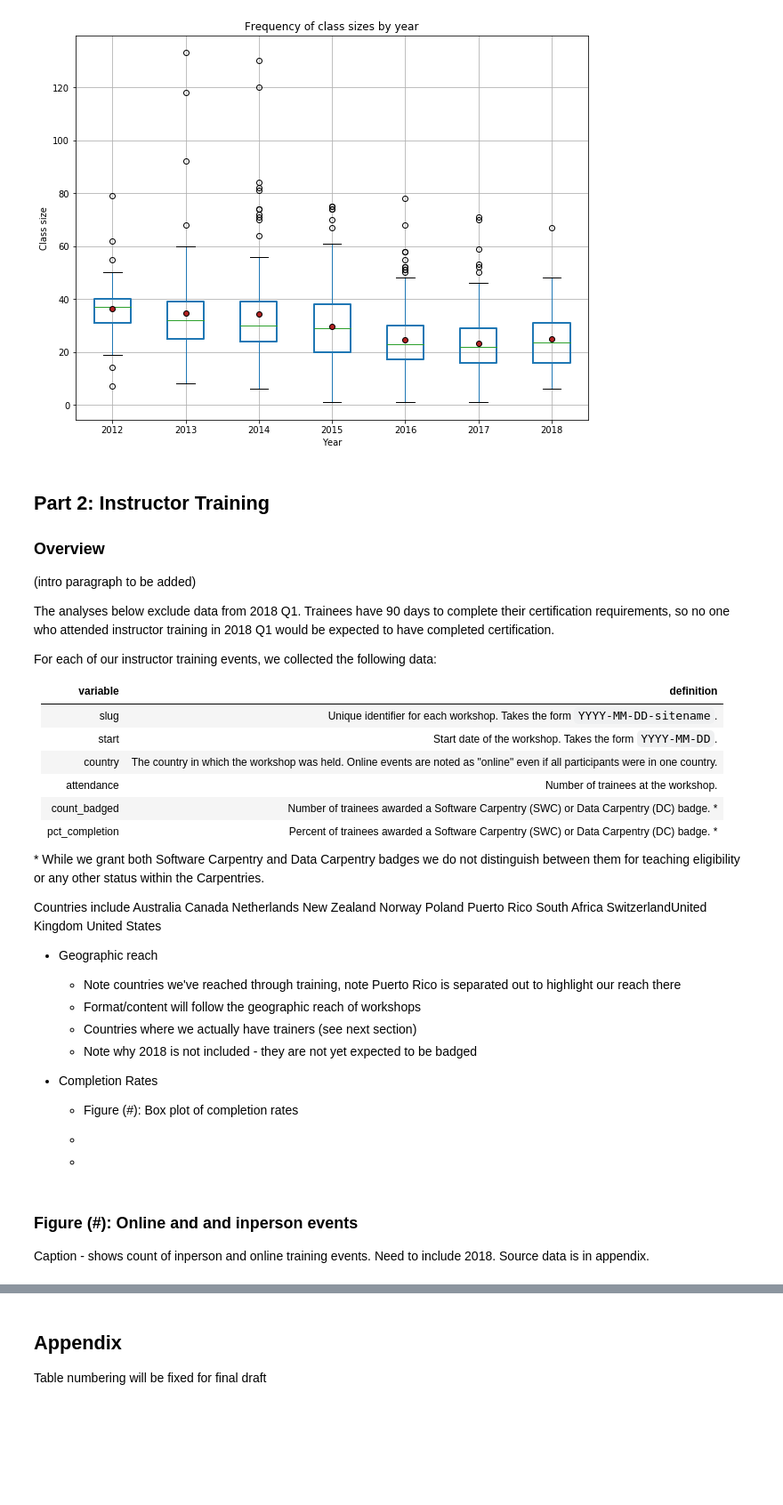
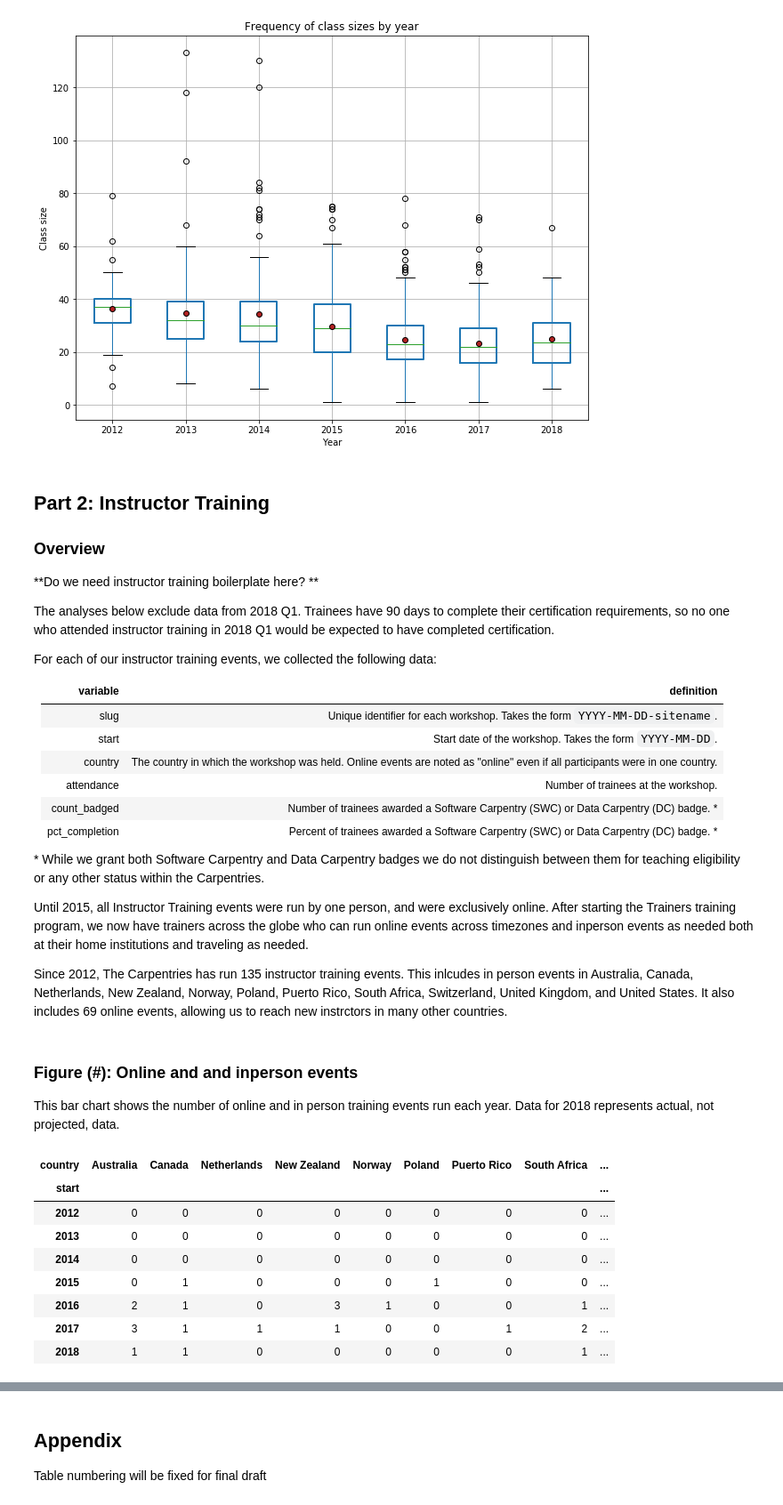
Before and after one commit to carpentries/assessment, a Jupyter notebook: programmatic-assessment/workshops/final_report_outline.ipynb, the cells around one changed output, grey strips where cells are left out. Shown at 89% size. Cells and saved outputs as stored; diff of their text form; code cells hidden in the pictures; blank space fills up the shorter version.

```diff
--- a/programmatic-assessment/workshops/final_report_outline.ipynb
+++ b/programmatic-assessment/workshops/final_report_outline.ipynb
@@ -492,7 +509,7 @@ plt.show()
 
 ### Overview
 
-(intro paragraph to be added)
+**Do we need instructor training boilerplate here? **
 
 The analyses below exclude data from 2018 Q1.  Trainees have 90 days to complete their certification requirements, so no one who attended instructor training in 2018 Q1 would be expected to have completed certification.
 
@@ -509,25 +526,13 @@ For each of our instructor training events, we collected the following data:
 
 \* While we grant both Software Carpentry and Data Carpentry badges we do not distinguish between them for teaching eligibility or any other status within the Carpentries.
 
+Until 2015, all Instructor Training events were run by one person, and were exclusively online.  After starting the  Trainers training program, we now have trainers across the globe who can run  online events across timezones and inperson events as needed both at their home institutions and traveling as needed.
 
-Countries include Australia	Canada	Netherlands	New Zealand	Norway	Poland	Puerto Rico	South Africa	SwitzerlandUnited Kingdom	United States
-
-
-* Geographic reach
-    * Note countries we've reached through training, note Puerto Rico is separated out to highlight our reach there
-    * Format/content will follow the geographic reach of workshops
-    * Countries where we actually have trainers (see next section)
-    * Note why 2018 is not included  - they are not yet expected to be badged
-
-* Completion Rates
-    * Figure (#): Box plot of completion rates
-    *
-
-    *
+Since 2012, The Carpentries has run 135 instructor training events.  This inlcudes in person events in Australia, Canada, Netherlands, New Zealand, Norway, Poland, Puerto Rico, South Africa, Switzerland, United Kingdom, and United States. It also includes 69 online events, allowing us to reach new instrctors in many other countries.
 # %% [markdown]
 ### Figure (#): Online and  and inperson events
 
-Caption - shows count of inperson and online training events.  Need to include 2018.  Source data is in appendix.
+This bar chart shows the number of online and in person training events run each year.  Data for 2018 represents actual, not projected, data.
 # %%
 badges_by_training_event = pd.read_csv("data_files/badges_by_training_event.csv")
 
@@ -549,14 +554,24 @@ badges_by_training_event_thru2017 = badges_by_training_event[badges_by_training_
 
 # badges_by_training_event
 # %%
-trainings_by_country = badges_by_training_event_thru2017.groupby([badges_by_training_event['start'].dt.year, 'country'])['slug'].count().unstack()
+trainings_by_country = badges_by_training_event.groupby([badges_by_training_event['start'].dt.year, 'country'])['slug'].count().unstack()
 trainings_by_country['total'] = trainings_by_country.sum(axis=1)
 trainings_by_country.index.values
-trainings_by_country = trainings_by_country.rename(index = {2018:'2018Q1'})
+# trainings_by_country = trainings_by_country.rename(index = {2018:'2018Q1'})
 trainings_by_country = trainings_by_country.fillna(0)
 trainings_by_country = trainings_by_country.astype(int)
 
-# trainings_by_country
+trainings_by_country
+# %% [output]
+| country | Australia | Canada | Netherlands | New Zealand | Norway | Poland | Puerto Rico | South Africa | ... |
+| start |  |  |  |  |  |  |  |  | ... |
+| 2012 | 0 | 0 | 0 | 0 | 0 | 0 | 0 | 0 | ... |
+| 2013 | 0 | 0 | 0 | 0 | 0 | 0 | 0 | 0 | ... |
+| 2014 | 0 | 0 | 0 | 0 | 0 | 0 | 0 | 0 | ... |
+| 2015 | 0 | 1 | 0 | 0 | 0 | 1 | 0 | 0 | ... |
+| 2016 | 2 | 1 | 0 | 3 | 1 | 0 | 0 | 1 | ... |
+| 2017 | 3 | 1 | 1 | 1 | 0 | 0 | 1 | 2 | ... |
+| 2018 | 1 | 1 | 0 | 0 | 0 | 0 | 0 | 1 | ... |
 # %%
 countries = list(trainings_by_country)
 countries.remove('online')
```
Also changed, not shown: parts of 49 cells of this notebook.
